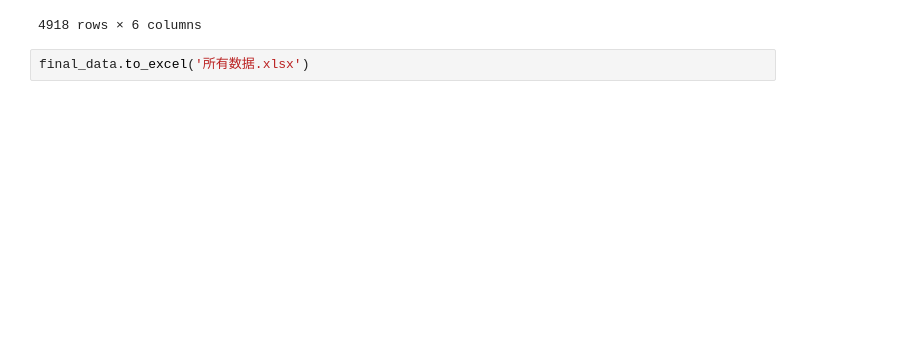
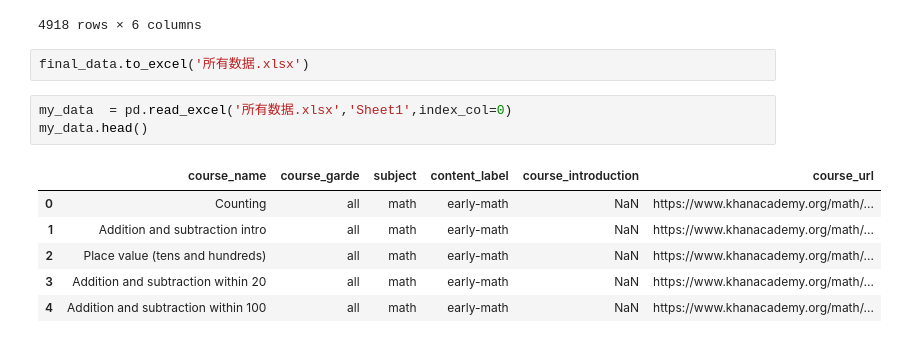
Before and after one commit to lighthouse-codethecurve/lighthouse, a Jupyter notebook: 数据整合.ipynb, the cells around one changed output. Cells and saved outputs as stored; diff of their text form; blank space fills up the shorter version.

```diff
--- a/数据整合.ipynb
+++ b/数据整合.ipynb
@@ -119,3 +166,13 @@ final_data
 4918 rows × 6 columns
 # %%
 final_data.to_excel('所有数据.xlsx')
+# %%
+my_data  = pd.read_excel('所有数据.xlsx','Sheet1',index_col=0)
+my_data.head()
+# %% [output]
+|  | course_name | course_garde | subject | content_label | course_introduction | course_url |
+| 0 | Counting | all | math | early-math | NaN | https://www.khanacademy.org/math/... |
+| 1 | Addition and subtraction intro | all | math | early-math | NaN | https://www.khanacademy.org/math/... |
+| 2 | Place value (tens and hundreds) | all | math | early-math | NaN | https://www.khanacademy.org/math/... |
+| 3 | Addition and subtraction within 20 | all | math | early-math | NaN | https://www.khanacademy.org/math/... |
+| 4 | Addition and subtraction within 100 | all | math | early-math | NaN | https://www.khanacademy.org/math/... |
```
Also changed, not shown: parts of 9 cells of this notebook, 1 other file.
